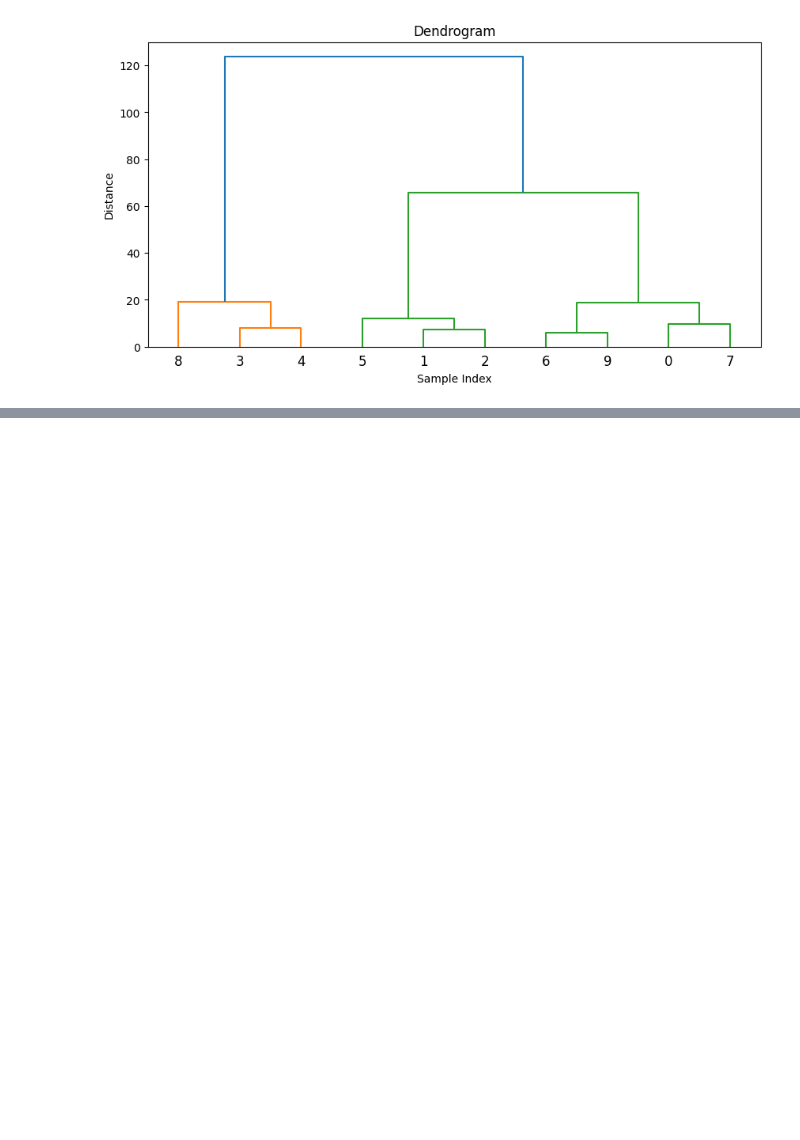
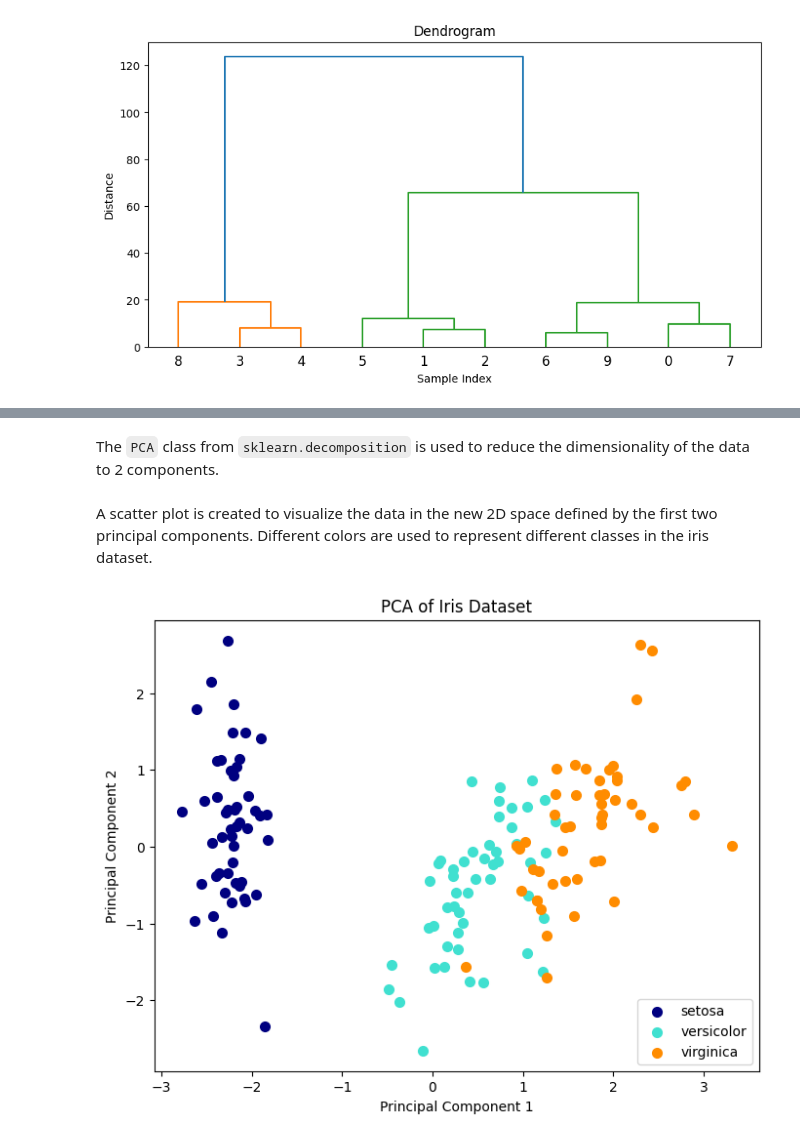
Before and after one commit to themarisolhernandez/ds-review-lessons, a Jupyter notebook: 12-unsupervised-learning.ipynb, the cells around one changed output, grey strips where cells are left out. Drawn from its saved outputs; the diff is of its cells as text; code cells hidden in the pictures; blank space fills up the shorter version.

Commit message:
Dimensionality reduction

```diff
--- a/12-unsupervised-learning.ipynb
+++ b/12-unsupervised-learning.ipynb
@@ -318,0 +361,8 @@ In progress...
+# %%
+# Load the iris dataset
+iris = load_iris()
+X = iris.data
+y = iris.target
+target_names = iris.target_names
+
+pd.DataFrame(data=X, columns=iris.feature_names)
@@ -318,0 +385,6 @@ In progress...
+# %%
+# Standardize the data
+scaler = StandardScaler()
+X_std = scaler.fit_transform(X)
+
+pd.DataFrame(data=X_std, columns=["sepal length (scaled)", "sepal width (scaled)", "petal length (scaled)", "petal width (scaled)"])
@@ -318,0 +405,21 @@ In progress...
+# %% [markdown]
+The `PCA` class from `sklearn.decomposition` is used to reduce the dimensionality of the data to 2 components.
+# %%
+# Perform PCA
+pca = PCA(n_components = 2)
+X_pca = pca.fit_transform(X_std)
+# %% [markdown]
+A scatter plot is created to visualize the data in the new 2D space defined by the first two principal components. Different colors are used to represent different classes in the iris dataset.
+# %%
+# Plot the results
+plt.figure(figsize=(8, 6))
+colors = ['navy', 'turquoise', 'darkorange']
+for color, target, target_name in zip(colors, [0, 1, 2], target_names):
+    plt.scatter(X_pca[y == target, 0], X_pca[y == target, 1], color=color, lw=2, label=target_name)
+plt.xlabel('Principal Component 1')
+plt.ylabel('Principal Component 2')
+plt.title('PCA of Iris Dataset')
+plt.legend(loc='best', shadow=False, scatterpoints=1)
+plt.show()
+# %% [output]
+[figure, added]
```
Also changed, not shown: parts of 10 cells of this notebook, 1 other file.
